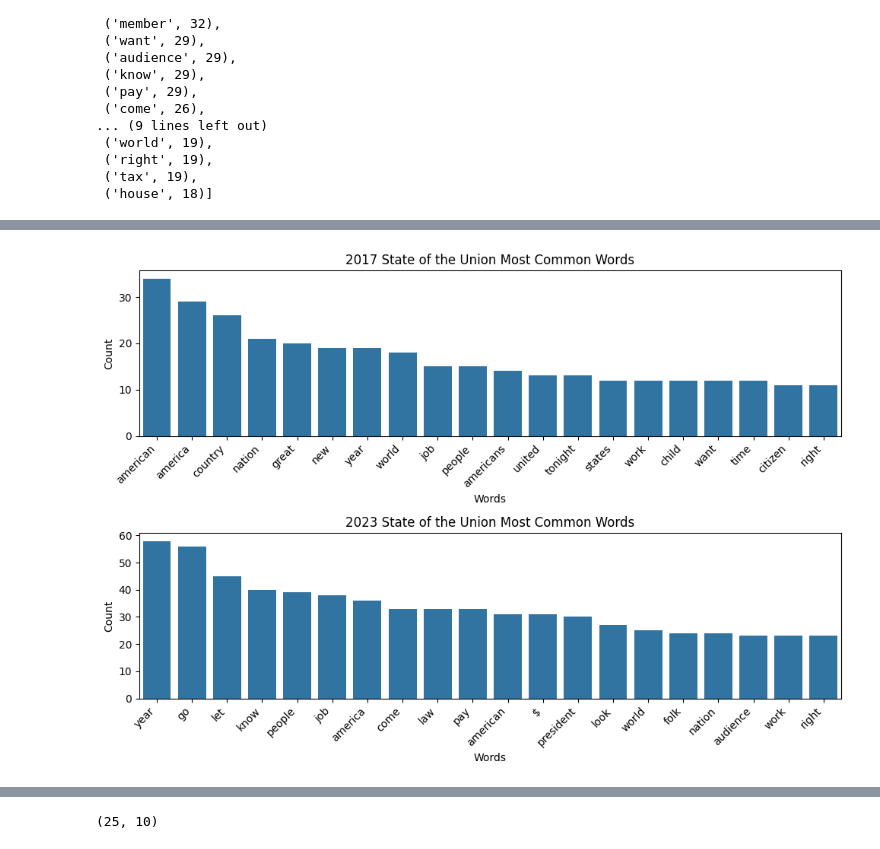
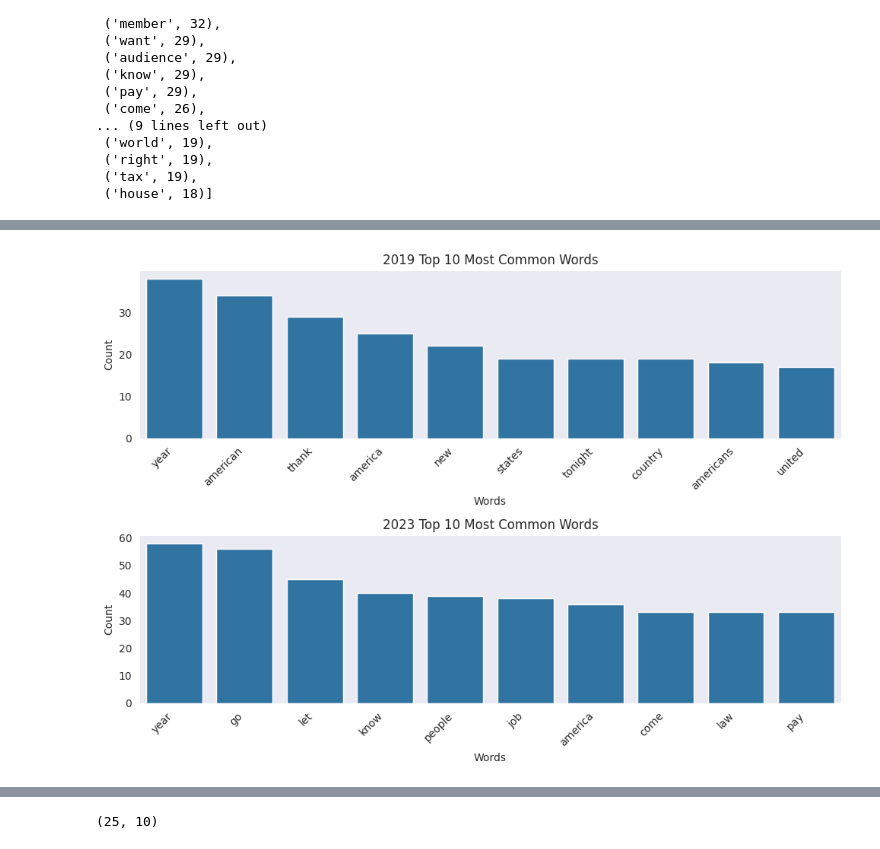
Before and after one commit to UCB-stat-159-f25/proj02-group06, a Jupyter notebook: nlp-P02.ipynb, the cells around one changed output, grey strips where cells are left out. Saved outputs shown, nothing was run; the diff lists cells and outputs as text; code cells hidden in the pictures.

```diff
--- a/nlp-P02.ipynb
+++ b/nlp-P02.ipynb
@@ -111,15 +109,22 @@ top_lemma_df = pd.DataFrame({
 })
 
 # plot the top tokens/lemmas to visualize a direct comparison
-fig, axs = plt.subplots(nrows = 1, ncols = 2)
+fig, axs = plt.subplots(2, 1, figsize = (10, 7))
 
-axs[0].bar(top_token_df['tokens'], top_token_df['token_counts'])
+sns.set_style('dark')
+sns.barplot(top_token_df, x = top_token_df['tokens'], y = top_token_df['token_counts'], ax = axs[0])
 axs[0].set_title('Top Tokens')
-axs[0].set_xticklabels(top_token_df['tokens'], rotation=90, ha='center')
+axs[0].set_xlabel('Words')
+axs[0].set_ylabel('Count')
+axs[0].set_xticklabels(top_token_df['tokens'], rotation=45, ha='right')
 
-axs[1].bar(top_lemma_df['lemmas'], top_lemma_df['lemma_counts'])
+sns.barplot(top_lemma_df, x = top_lemma_df['lemmas'], y = top_lemma_df['lemma_counts'], ax = axs[1])
 axs[1].set_title('Top Lemmas')
-axs[1].set_xticklabels(top_lemma_df['lemmas'], rotation=90, ha='center')
+axs[1].set_xlabel('Words')
+axs[1].set_ylabel('Count')
+axs[1].set_xticklabels(top_lemma_df['lemmas'], rotation=45, ha='right')
+
+plt.savefig("outputs/top_tokens_vs_lemmas.png")
 
 plt.tight_layout()
 plt.show()
@@ -180,20 +191,20 @@ get_most_common_words(sotu, 2024.0)
 # %%
-# use defined function to pull the top words for 2023 and 2017
-words_2023 = get_most_common_words(sotu, 2023.0, n=20)
-words_2017 = get_most_common_words(sotu, 2017.0, n=20)
+# use defined function to pull the top words for 2023 and 2019
+words_2023 = get_most_common_words(sotu, 2023.0, n=10)
+words_2019 = get_most_common_words(sotu, 2019.0, n=10)
 
 # set up the lists in data frame form for convenience of plotting like before
 lemmas_2023, lemma_counts_2023 = zip(*words_2023)
-lemmas_2017, lemma_counts_2017 = zip(*words_2017)
+lemmas_2019, lemma_counts_2019 = zip(*words_2019)
 
 df_2023 = pd.DataFrame({
     'lemmas': lemmas_2023,
     'lemma_counts': lemma_counts_2023
 })
 
-df_2017 = pd.DataFrame({
-    'lemmas': lemmas_2017,
-    'lemma_counts': lemma_counts_2017
+df_2019 = pd.DataFrame({
+    'lemmas': lemmas_2019,
+    'lemma_counts': lemma_counts_2019
 })
 # %%
 # show counts by displaying both data frames
@@ -239,22 +238,25 @@ df_2017
 # %%
 # make plots with seaborn
 
 fig, axs = plt.subplots(2, 1, figsize = (10, 7))
 
-sns.barplot(df_2017, x = df_2017['lemmas'], y = df_2017['lemma_counts'], ax = axs[0])
-axs[0].set_title('2017 State of the Union Most Common Words')
+sns.set_style('dark')
+sns.barplot(df_2019, x = df_2019['lemmas'], y = df_2019['lemma_counts'], ax = axs[0])
+axs[0].set_title('2019 Top 10 Most Common Words')
 axs[0].set_xlabel('Words')
 axs[0].set_ylabel('Count')
-axs[0].set_xticklabels(df_2017['lemmas'], rotation=45, ha='right')
+axs[0].set_xticklabels(df_2019['lemmas'], rotation=45, ha='right')
 
 sns.barplot(df_2023, x = df_2023['lemmas'], y = df_2023['lemma_counts'], ax = axs[1])
-axs[1].set_title('2023 State of the Union Most Common Words')
+axs[1].set_title('2023 Top 10 Most Common Words')
 axs[1].set_xlabel('Words')
 axs[1].set_ylabel('Count')
 axs[1].set_xticklabels(df_2023['lemmas'], rotation=45, ha='right')
 
+plt.savefig("outputs/2019_vs_2023_commonwords.png")
+
 plt.tight_layout()
 plt.show()
 # %% [output]
-[figure, old version]
+[figure, new version]
 # %% [markdown]
```
Also changed, not shown: parts of 22 cells of this notebook, 9 other files.
